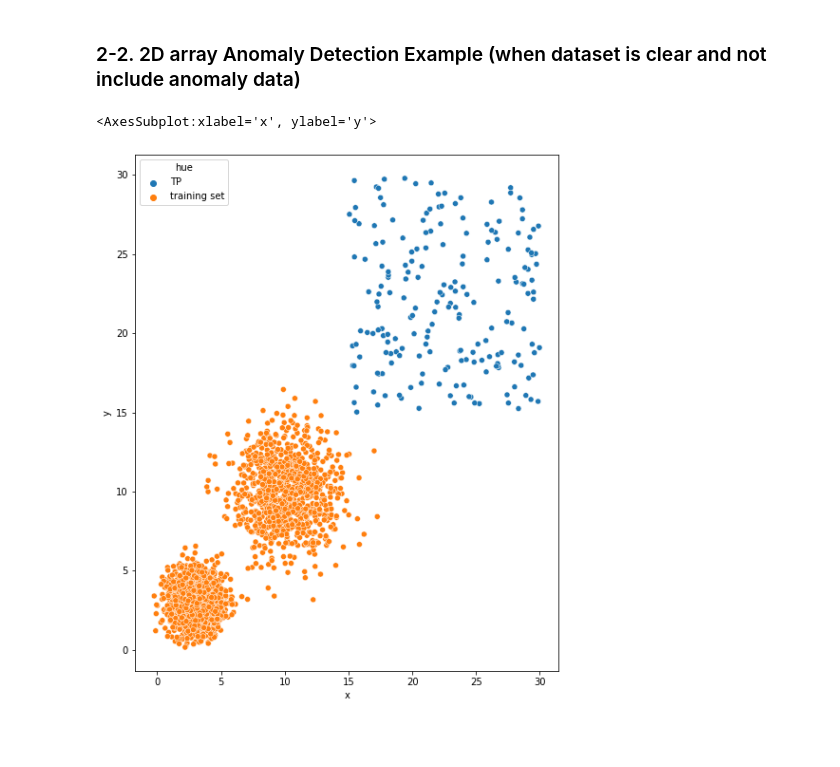
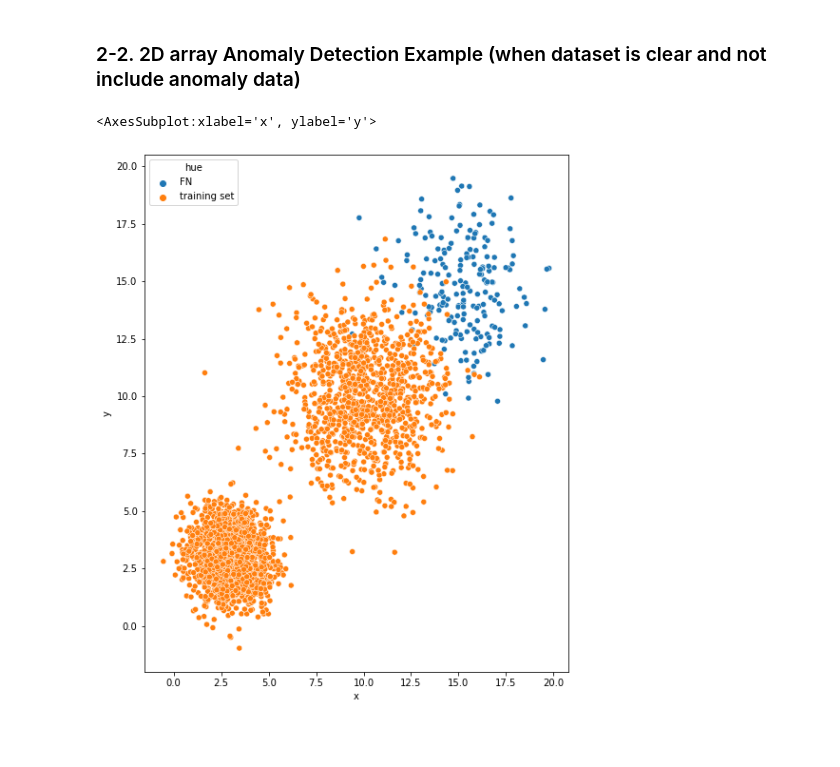
Before and after one commit to seoulSoup/GMBDT, a Jupyter notebook: practice.ipynb, the cells around one changed output. Cells and saved outputs as stored; diff of their text form; code cells hidden in the pictures; blank space fills up the shorter version.

```diff
--- a/practice.ipynb
+++ b/practice.ipynb
@@ -148,8 +148,8 @@ array_normal_2d_clear = 3 + np.random.randn(2000, 2) * 1
 array_normal_2d_clear2 = 10 + np.random.randn(1000, 2) * 2
 array_normal_2d_clear = np.concatenate((array_normal_2d_clear, array_normal_2d_clear2))
 
-# range min=12, range max=30, num of samples=200
-array_anomaly_2d_clear = np.random.uniform(15, 30, size=(200, 2))
+# mean=15, var=2, num of samples=200
+array_anomaly_2d_clear = 15 + np.random.randn(200, 2) * 2
 
 # labeling: normal sample to 0, anomaly sample to 1
 array_normal_2d_clear = np.concatenate((array_normal_2d_clear, np.zeros_like(array_normal_2d_clear[:, 0]).reshape(-1, 1)), axis=1)
@@ -158,25 +158,27 @@ array_anomaly_2d_clear = np.concatenate((array_anomaly_2d_clear, np.ones_like(ar
 
 np.random.shuffle(array_normal_2d_clear)
 # %%
-bgmm = GMBDT(min_sample=20, ratio_criteria=0.5)
+bgmm = GMBDT(min_sample=20, ratio_criteria=0.1)
 bgmm.fit(array_normal_2d_clear[:, :-1])
 pred = bgmm.predict(array_anomaly_2d_clear[:, :-1], weight_type="linear", criteria=0.5)
 
 array_result = np.concatenate((array_anomaly_2d_clear, pred.reshape(-1, 1)), axis=1)
 
 df_result = pd.DataFrame(array_result, columns = ["x", "y", "label", "pred"])
 df_result["hue"] = "TN"                                                             # Actual Normal, Pred Normal
 df_result.loc[(df_result["label"] == 1) & (df_result["pred"] == 0), "hue"] = "FN"   # Actual Anomaly, Pred Normal
 df_result.loc[(df_result["label"] == 0) & (df_result["pred"] == 1), "hue"] = "FP"   # Actual Normal, Pred Anomaly
 df_result.loc[(df_result["label"] == 1) & (df_result["pred"] == 1), "hue"] = "TP"   # Actual Anomaly, Pred Anomaly
 
 df_train_set = pd.DataFrame(array_normal_2d_clear, columns = ["x", "y", "label"])
 df_train_set["hue"] = "training set"
 df_plot = pd.concat([df_result, df_train_set])
 
 
 plt.figure(figsize=(8, 10))
 sns.scatterplot(data=df_plot, x="x", y="y", hue="hue")
 # %% [output]
 <AxesSubplot:xlabel='x', ylabel='y'>
-[figure, old version]
+[figure, new version]
+# %% [markdown]
+#####
```
Also changed, not shown: parts of 6 cells of this notebook.
